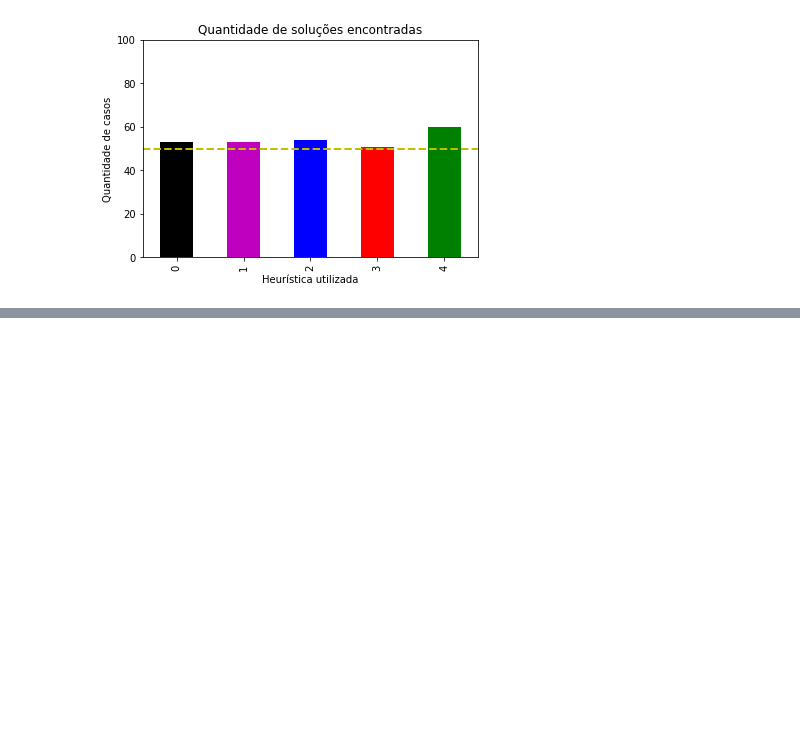
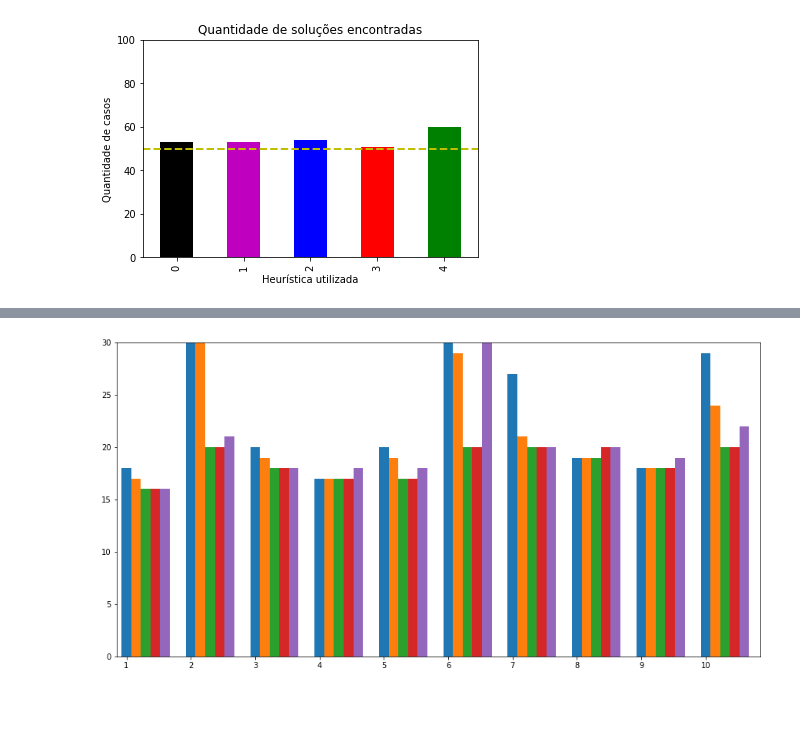
Before and after one commit to jadsonjjmo/FutoshikiSolver, a Jupyter notebook: plot/ReportFutoshikiSolver.ipynb, the cells around one changed output, grey strips where cells are left out. Drawn from its saved outputs; the diff is of its cells as text; code cells hidden in the pictures; blank space fills up the shorter version.

```diff
--- a/plot/ReportFutoshikiSolver.ipynb
+++ b/plot/ReportFutoshikiSolver.ipynb
@@ -39,0 +64,28 @@ plt.show()
+# %%
+fig, ax = plt.subplots(figsize=(15,7.5))
+
+index = np.arange(10)
+w = 0.15
+
+df_h0 = df_mrv[(df_mrv.heuristicType==0) & (df_mrv.dimension==6)][['test', 'operations']]
+df_h1 = df_mrv[(df_mrv.heuristicType==1) & (df_mrv.dimension==6)][['test', 'operations']]
+df_h2 = df_mrv[(df_mrv.heuristicType==2) & (df_mrv.dimension==6)][['test', 'operations']]
+df_h3 = df_mrv[(df_mrv.heuristicType==3) & (df_mrv.dimension==6)][['test', 'operations']]
+df_h4 = df_mrv[(df_mrv.heuristicType==4) & (df_mrv.dimension==6)][['test', 'operations']]
+
+plt.bar(index+w*1, df_h0['operations'], width=w)
+plt.bar(index+w*2, df_h1['operations'], width=w)
+plt.bar(index+w*3, df_h2['operations'], width=w)
+plt.bar(index+w*4, df_h3['operations'], width=w)
+plt.bar(index+w*5, df_h4['operations'], width=w)
+
+#plt.grid(True)
+plt.ylim(0, 30)
+plt.xlim(0, 10)
+plt.xticks(index + w, range(1,11))
+
+plt.show()
+# %% [output]
+[figure, added]
+# %% [markdown]
+#
```
Also changed, not shown: parts of 5 cells of this notebook, 2 other files.
